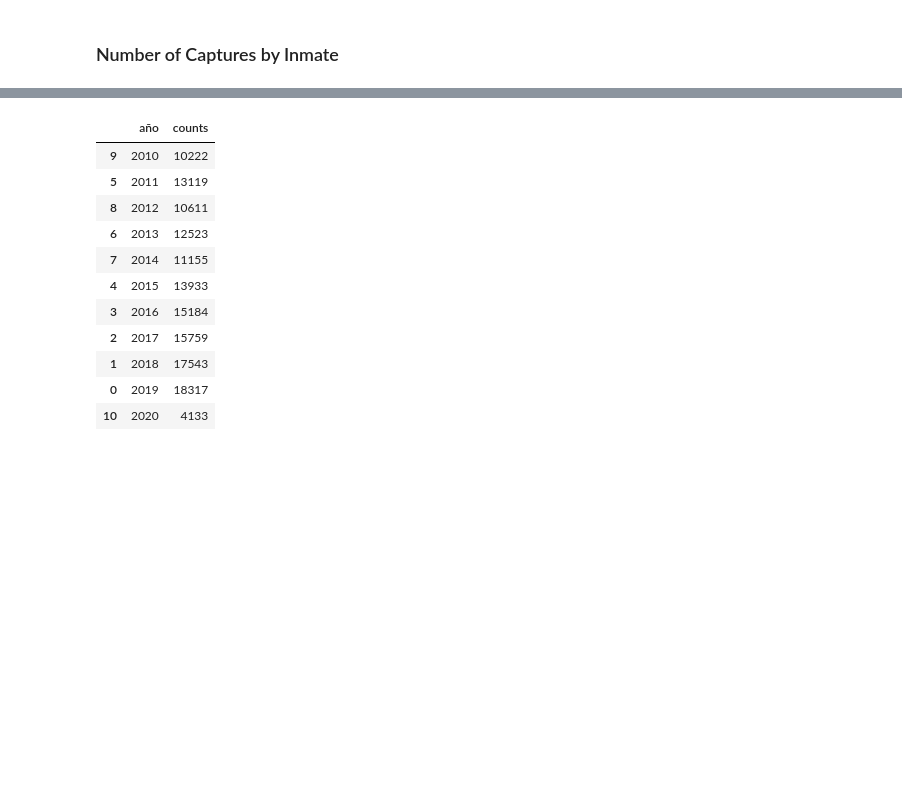
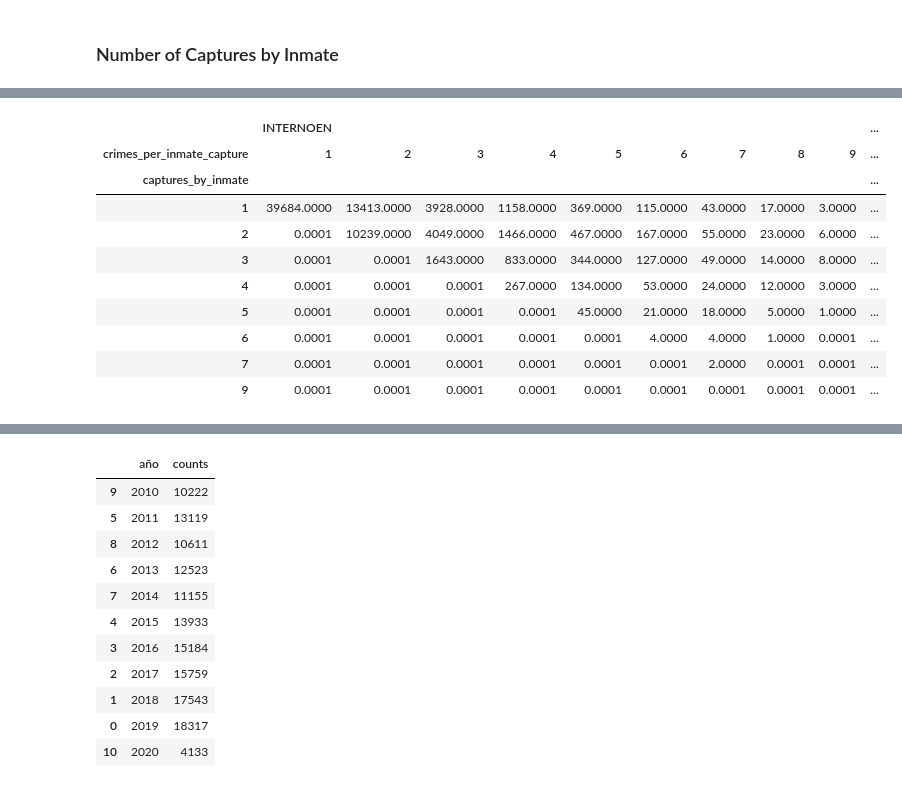
Before and after one commit to dehoyosb/MinJusticia_team77_DS4A_Project, a Jupyter notebook: exploratory_data_analysis_daniel.ipynb, the cells around one changed output, grey strips where cells are left out. Cells and saved outputs as stored; diff of their text form; code cells hidden in the pictures; blank space fills up the shorter version.

```diff
--- a/exploratory_data_analysis_daniel.ipynb
+++ b/exploratory_data_analysis_daniel.ipynb
@@ -1116,5 +1116,3 @@ fig = px.bar(number_captures_by_inmate,
 fig.show()
 # %% [output]
 [interactive output not drawn]
-# %%
-data = data.sort_values(by = ['INTERNOEN','FECHA_INGRESO'])
@@ -1177,0 +1154,7 @@ with_salida[with_salida['INTERNOEN'] == '71D8863489582B956956B3E244CF97F629E190F
+# %%
+data['captures_by_inmate'] = data.groupby(['INTERNOEN'])['FECHA_INGRESO'].transform(lambda x: len(x.unique()))
+data['crimes_per_inmate_capture'] = data.groupby(['INTERNOEN'])['FECHA_INGRESO'].transform('count')
+# %%
+temp = data.groupby(['INTERNOEN','captures_by_inmate'])['crimes_per_inmate_capture'].count() \
+        .reset_index()
+temp
@@ -1177,0 +1175,15 @@ with_salida[with_salida['INTERNOEN'] == '71D8863489582B956956B3E244CF97F629E190F
+# %%
+heat_matrix = temp.groupby(['captures_by_inmate','crimes_per_inmate_capture'])[['INTERNOEN']].count().unstack().fillna(0.0001)
+heat_matrix
+# %% [output]
+|  | INTERNOEN |  |  |  |  |  |  |  |  | ... |
+| crimes_per_inmate_capture | 1 | 2 | 3 | 4 | 5 | 6 | 7 | 8 | 9 | ... |
+| captures_by_inmate |  |  |  |  |  |  |  |  |  | ... |
+| 1 | 39684.0000 | 13413.0000 | 3928.0000 | 1158.0000 | 369.0000 | 115.0000 | 43.0000 | 17.0000 | 3.0000 | ... |
+| 2 | 0.0001 | 10239.0000 | 4049.0000 | 1466.0000 | 467.0000 | 167.0000 | 55.0000 | 23.0000 | 6.0000 | ... |
+| 3 | 0.0001 | 0.0001 | 1643.0000 | 833.0000 | 344.0000 | 127.0000 | 49.0000 | 14.0000 | 8.0000 | ... |
+| 4 | 0.0001 | 0.0001 | 0.0001 | 267.0000 | 134.0000 | 53.0000 | 24.0000 | 12.0000 | 3.0000 | ... |
+| 5 | 0.0001 | 0.0001 | 0.0001 | 0.0001 | 45.0000 | 21.0000 | 18.0000 | 5.0000 | 1.0000 | ... |
+| 6 | 0.0001 | 0.0001 | 0.0001 | 0.0001 | 0.0001 | 4.0000 | 4.0000 | 1.0000 | 0.0001 | ... |
+| 7 | 0.0001 | 0.0001 | 0.0001 | 0.0001 | 0.0001 | 0.0001 | 2.0000 | 0.0001 | 0.0001 | ... |
+| 9 | 0.0001 | 0.0001 | 0.0001 | 0.0001 | 0.0001 | 0.0001 | 0.0001 | 0.0001 | 0.0001 | ... |
```
Also changed, not shown: parts of 12 cells of this notebook.
